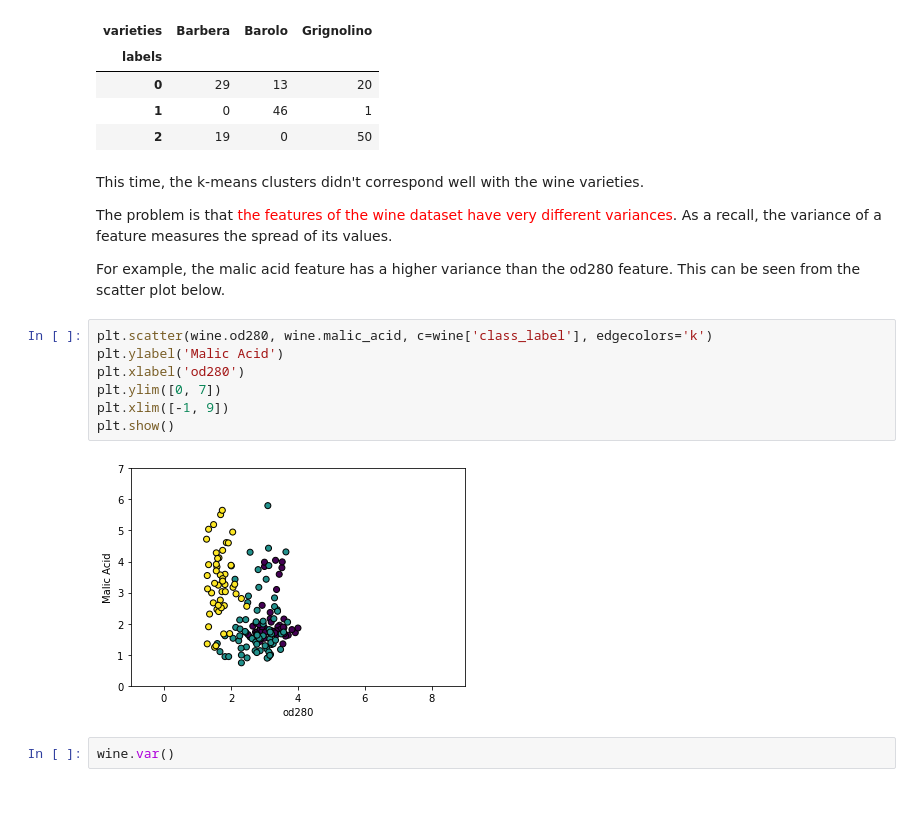
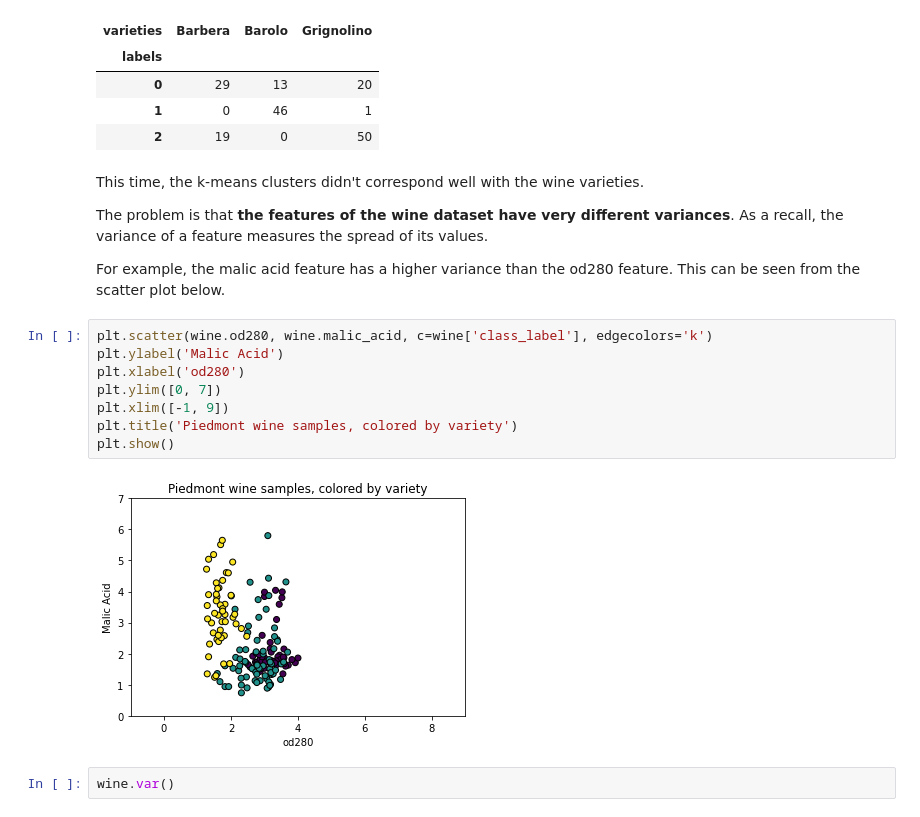
Before and after one commit to kbantoec/unsupervised_learning, a Jupyter notebook: clustering_for_dataset_exploration.ipynb, the cells around one changed output. Saved outputs shown, nothing was run; the diff lists cells and outputs as text.

```diff
--- a/clustering_for_dataset_exploration.ipynb
+++ b/clustering_for_dataset_exploration.ipynb
@@ -389,18 +393,19 @@ ct
 # %% [markdown]
 This time, the k-means clusters didn't correspond well with the wine varieties.
 
-The problem is that <span style='color:red;'>the features of the wine dataset have very different variances</span>. As a recall, the variance of a feature measures the spread of its values.
+The problem is that **the features of the wine dataset have very different variances**. As a recall, the variance of a feature measures the spread of its values.
 
 For example, the malic acid feature has a higher variance than the od280 feature. This can be seen from the scatter plot below.
 # %%
 plt.scatter(wine.od280, wine.malic_acid, c=wine['class_label'], edgecolors='k')
 plt.ylabel('Malic Acid')
 plt.xlabel('od280')
 plt.ylim([0, 7])
 plt.xlim([-1, 9])
+plt.title('Piedmont wine samples, colored by variety')
 plt.show()
 # %% [output]
-[figure, old version]
+[figure, new version]
 # %%
 wine.var()
 # %% [output]
```
Also changed, not shown: parts of 14 cells of this notebook.
